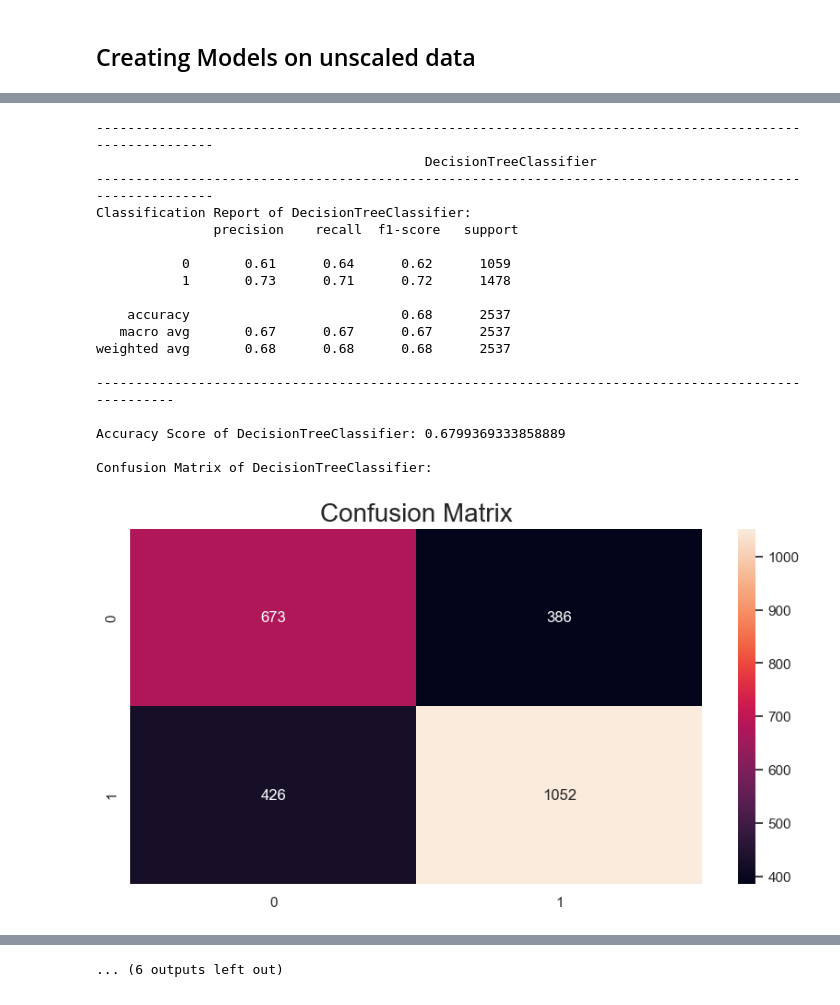
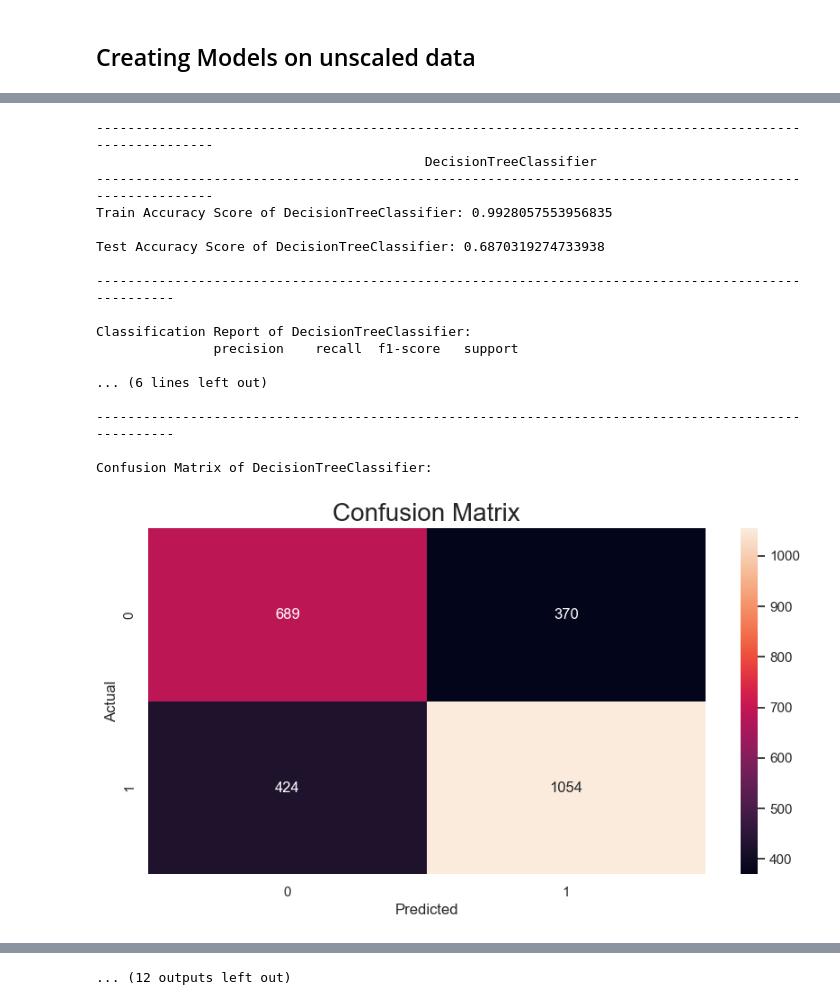
Before and after one commit to meghrajkonduskar/In-Drive-Coupon-Recommendation-Project, a Jupyter notebook: In-Drive-Coupon-Recommendation.ipynb, the cells around one changed output, grey strips where cells are left out. Cells and saved outputs as stored; diff of their text form; code cells hidden in the pictures.

```diff
--- a/In-Drive-Coupon-Recommendation.ipynb
+++ b/In-Drive-Coupon-Recommendation.ipynb
@@ -408,21 +406,29 @@ def create_model(X_train, X_test, y_train, y_test, algorithm):
 
     # Predicting target variable
     y_pred = model.predict(X_test)
+    y_pred_train = model.predict(X_train)
 
     # Evaluation of model
+    # Train Accuracy Score
+    train_accuracy = accuracy_score(y_train, y_pred_train)
+    print(f"Train Accuracy Score of {algorithm.__name__}: {train_accuracy}\n")
+    # Test Accuracy Score
+    test_accuracy = accuracy_score(y_test, y_pred)
+    print(f"Test Accuracy Score of {algorithm.__name__}: {test_accuracy}\n")
+    print("-" * 100)
+    print()
+
     # Classification report
     print(f"Classification Report of {algorithm.__name__}: \n {classification_report(y_test, y_pred)}")
     print("-" * 100)
     print()
 
-    # Accuracy Score
-    accuracy = accuracy_score(y_test, y_pred)
-    print(f"Accuracy Score of {algorithm.__name__}: {accuracy}\n")
-
     # Confusion Matrix
     print(f"Confusion Matrix of {algorithm.__name__}:")
     plt.figure(figsize=(10, 5))
     sns.heatmap(confusion_matrix(y_test, y_pred), annot=True, fmt='g');
+    plt.xlabel("Predicted")
+    plt.ylabel("Actual")
     plt.title('Confusion Matrix', fontsize=20)
     plt.show()
 
@@ -439,17 +445,18 @@ def create_model(X_train, X_test, y_train, y_test, algorithm):
     precision = precision_score(y_test, y_pred)
     recall = recall_score(y_test, y_pred)
     f1score = f1_score(y_test, y_pred)
-    return algo.__name__, accuracy, precision, recall, f1score, roc_auc
+    return algorithm.__name__, train_accuracy, test_accuracy, precision, recall, f1score, roc_auc
 # %% [markdown]
 ## Creating Models on unscaled data
 # %%
-algorithms = [LogisticRegression, GaussianNB, SVC, DecisionTreeClassifier, RandomForestClassifier, XGBClassifier]
-results = []
+algorithms = [LogisticRegression, GaussianNB, SVC, DecisionTreeClassifier,
+              RandomForestClassifier, AdaBoostClassifier, GradientBoostingClassifier, XGBClassifier]
+results_unscaled = []
 for algo in algorithms:
     print("---------------------------------------------------------------------------------------------------------")
     print(f"                                          {algo.__name__}                                               ")
     print("---------------------------------------------------------------------------------------------------------")
-    results.append(create_model(X_train, X_test, y_train, y_test, algo))
+    results_unscaled.append(create_model(X_train, X_test, y_train, y_test, algo))
 # %% [output]
 ---------------------------------------------------------------------------------------------------------
                                           LogisticRegression
@@ -513,20 +517,19 @@ Confusion Matrix of SVC:
 [figure]
 ---------------------------------------------------------------------------------------------------------
                                           DecisionTreeClassifier
 ---------------------------------------------------------------------------------------------------------
+Train Accuracy Score of DecisionTreeClassifier: 0.9928057553956835
+
+Test Accuracy Score of DecisionTreeClassifier: 0.6870319274733938
+
+----------------------------------------------------------------------------------------------------
+
 Classification Report of DecisionTreeClassifier:
                precision    recall  f1-score   support
 
-           0       0.61      0.64      0.62      1059
-           1       0.73      0.71      0.72      1478
-
-    accuracy                           0.68      2537
-   macro avg       0.67      0.67      0.67      2537
-weighted avg       0.68      0.68      0.68      2537
+... (6 lines left out)
 
 ----------------------------------------------------------------------------------------------------
 
-Accuracy Score of DecisionTreeClassifier: 0.6799369333858889
-
 Confusion Matrix of DecisionTreeClassifier:
-[figure, old version]
+[figure, new version]
@@ -534,2 +537,2 @@ Confusion Matrix of DecisionTreeClassifier:
-... (6 outputs left out)
+... (12 outputs left out)
 # %%
```
Also changed, not shown: parts of 32 cells of this notebook, 4 other files.
